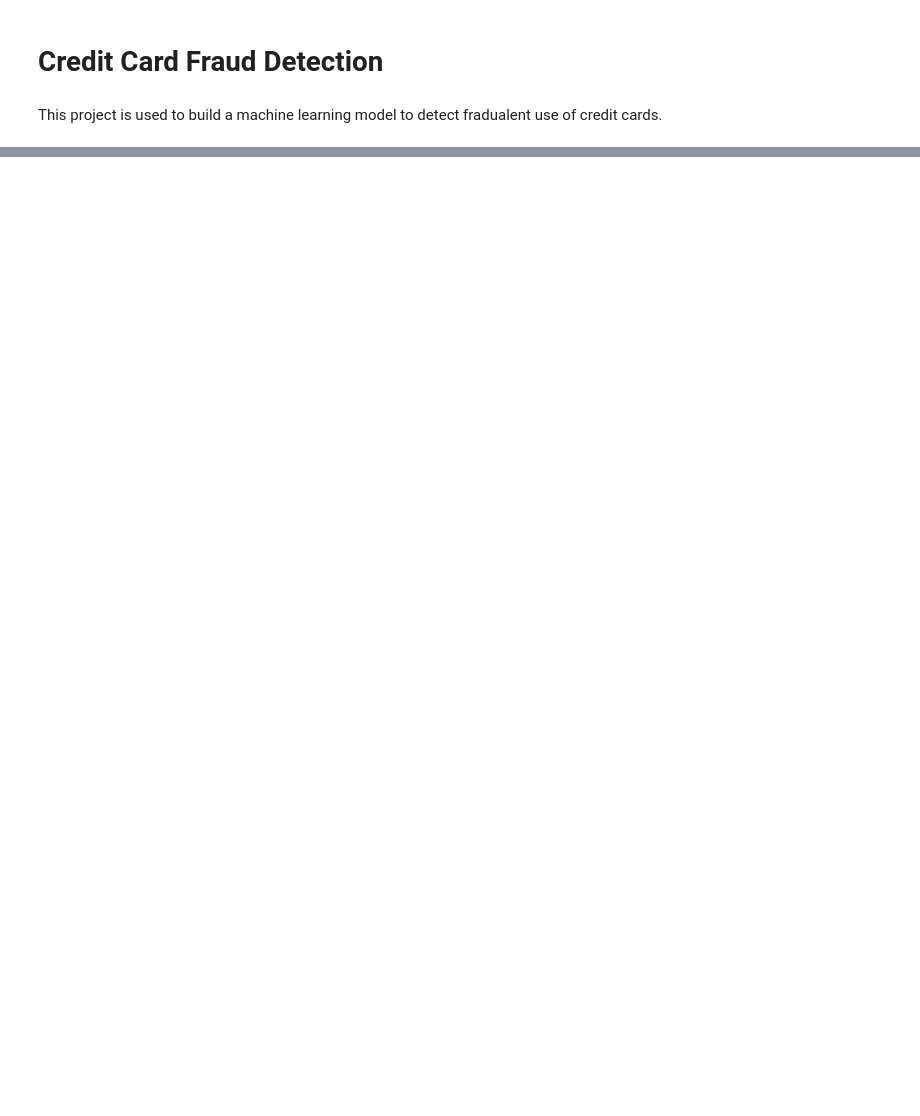
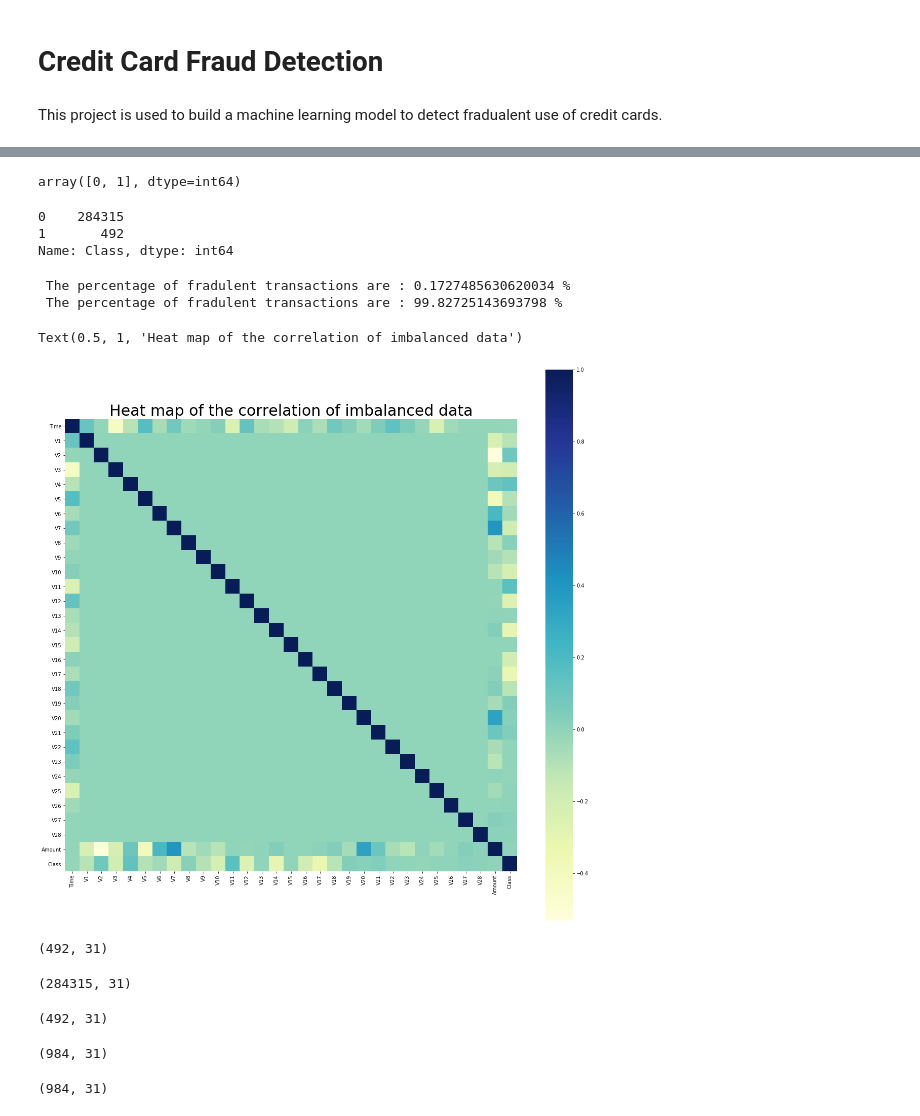
Before and after one commit to ajeymr/Credit-Card-Fraud-Detection, a Jupyter notebook: Credit Card Fraud Detection.ipynb, the cells around one changed output, grey strips where cells are left out. Saved outputs shown, nothing was run; the diff lists cells and outputs as text; code cells hidden in the pictures; blank space fills up the shorter version.

```diff
--- a/Credit Card Fraud Detection.ipynb
+++ b/Credit Card Fraud Detection.ipynb
@@ -16,4 +35,4 @@ for chunk in pd.read_csv('creditcard.csv', chunksize = chunk_size):
 # %%
-df_chunk1 = pd.read_csv('credit1.csv')
-df_chunk1.shape
+df = pd.read_csv('creditcard.csv')
+df.shape
 # %% [output]
@@ -30,0 +97,69 @@ df_chunk1.head()
+# %%
+# finding the different types of values in class column
+df['Class'].unique()
+
+# 0 - non fradulent
+# 1 - fradulent
+# %% [output]
+array([0, 1], dtype=int64)
+# %%
+# finding the count of the uniqua values
+df['Class'].value_counts()
+# %% [output]
+0    284315
+1       492
+Name: Class, dtype: int64
+# %%
+# calculating the percentages of transactions
+
+fraud = (df['Class'].value_counts()[1] / (df['Class'].value_counts()[0] + df['Class'].value_counts()[1]))*100
+nonfraud = (df['Class'].value_counts()[0] / (df['Class'].value_counts()[0] + df['Class'].value_counts()[1]))*100
+print(" The percentage of fradulent transactions are :" , fraud, "%")
+print(" The percentage of fradulent transactions are :" , nonfraud, "%")
+
+# data base is not balanced
+# need to balance the database
+# %% [output]
+ The percentage of fradulent transactions are : 0.1727485630620034 %
+ The percentage of fradulent transactions are : 99.82725143693798 %
+# %%
+# drawing the correlations heat map before balancing the data base
+
+corr = df.corr()
+fig_dims = (20, 20)
+fig, ax = plt.subplots(figsize=fig_dims)
+sns.heatmap(corr, ax = ax, cmap="YlGnBu", square=True)
+ax.set_title("Heat map of the correlation of imbalanced data",fontsize = 30)
+# %% [output]
+Text(0.5, 1, 'Heat map of the correlation of imbalanced data')
+[figure, added]
+# %%
+#Creating a database full of fradulent transactions
+df_fraud = df.loc[df['Class']==1]
+df_fraud.shape
+# %% [output]
+(492, 31)
+# %%
+#Creating a database full of non fradulent transactions
+df_nonfraud = df.loc[df['Class']==0]
+df_nonfraud.shape
+# %% [output]
+(284315, 31)
+# %%
+#Creating a database full of non fradulent transactions  with only 492 entries for 50 50 distribution
+df_nonfraud = df.loc[df['Class']==0][:492]
+df_nonfraud.shape
+# %% [output]
+(492, 31)
+# %%
+# joining both the dataframes
+df_balanced = pd.concat([df_fraud,df_nonfraud], axis = 0)
+df_balanced.shape
+# %% [output]
+(984, 31)
+# %%
+# shuffling the data frame
+df_balanced = df_balanced.sample(frac = 1)
+df_balanced.shape
+# %% [output]
+(984, 31)
```
Also changed, not shown: parts of 14 cells of this notebook.
